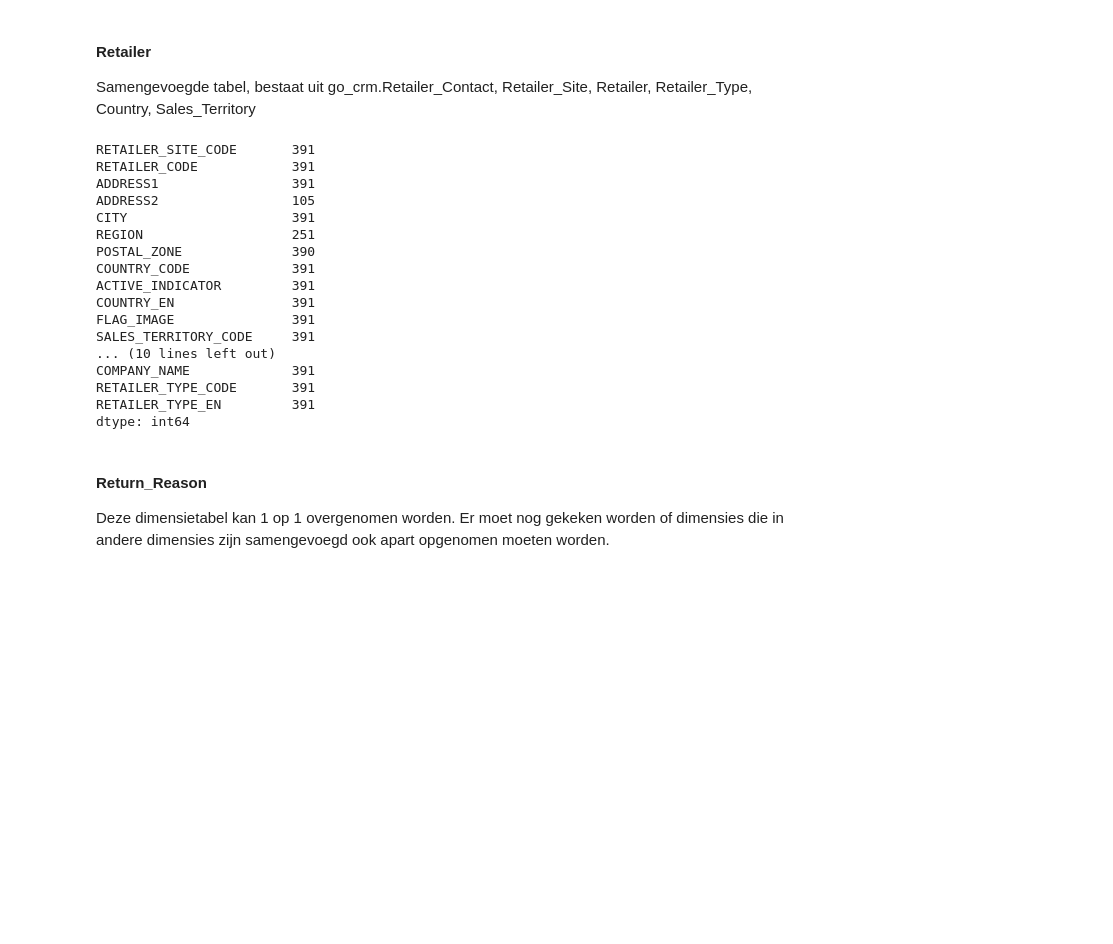
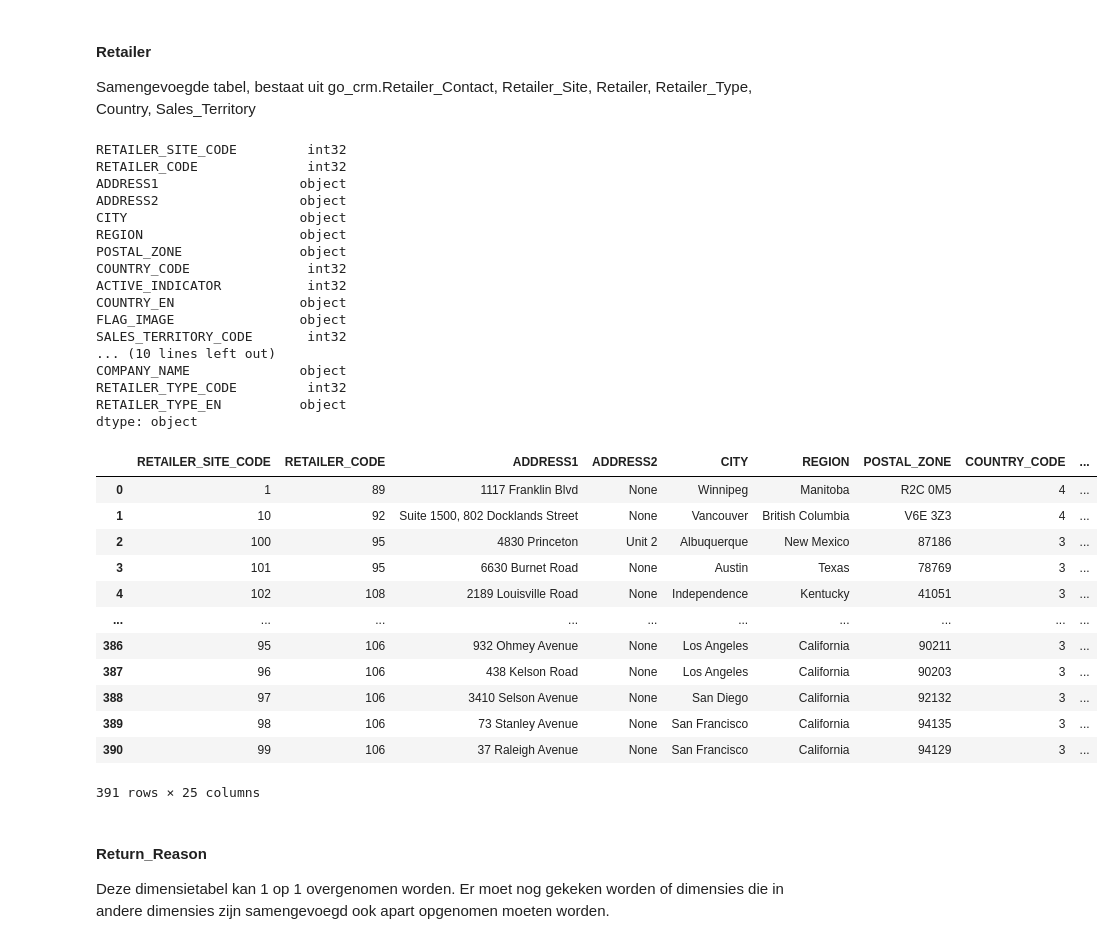
Before and after one commit to DKnightAnon/DEDS_repository, a Jupyter notebook: Week 4/Practicum_4.3_Opdracht_A-Delgado.ipynb, the cells around one changed output. Saved outputs shown, nothing was run; the diff lists cells and outputs as text; code cells hidden in the pictures; blank space fills up the shorter version.

```diff
--- a/Week 4/Practicum_4.3_Opdracht_A-Delgado.ipynb
+++ b/Week 4/Practicum_4.3_Opdracht_A-Delgado.ipynb
@@ -618,38 +647,57 @@ Samengevoegde tabel, bestaat uit go_crm.Retailer_Contact, Retailer_Site, Retaile
 # %%
 # combineer de verschillende retailer_site tabellen en drop duplicates
 retailer_site_combined = pd.concat([retailer_site, go_crm_retailer_site], ignore_index=True)
 retailer_site_combined = retailer_site_combined.drop_duplicates()
 
 # merge pad 1 : Retailer_Site --> Country --> Sales_Territory
 country_content = pd.merge(go_crm_country, go_crm_sales_territory, left_on="SALES_TERRITORY_CODE", how="inner", right_on="SALES_TERRITORY_CODE")
 retailer = pd.merge(retailer_site_combined, country_content, left_on="COUNTRY_CODE", how="inner", right_on="COUNTRY_CODE")
 
 # merge pad 2 : retailer_site --> retailer_contact
 retailer = pd.merge(retailer, go_crm_retailer_contact, left_on="RETAILER_SITE_CODE", how="inner", right_on="RETAILER_SITE_CODE")
 
 # merge pad 3 : retailer_site --> retailer
 retailer = pd.merge(retailer, go_crm_retailer, left_on="RETAILER_CODE", how="inner", right_on="RETAILER_CODE")
 retailer = pd.merge(retailer, go_crm_retailer_type, left_on="RETAILER_TYPE_CODE", how="inner", right_on="RETAILER_TYPE_CODE")
 
-display(retailer.count())
+# Als iets een NaN value heeft, vervang met 0
+retailer["EXTENSION"] = retailer["EXTENSION"].fillna(0)
+retailer["RETAILER_CODEMR"] = retailer["RETAILER_CODEMR"].fillna(0)
+
+
+display(retailer.dtypes)
+display(retailer)
 # %% [output]
-RETAILER_SITE_CODE       391
-RETAILER_CODE            391
-ADDRESS1                 391
-ADDRESS2                 105
-CITY                     391
-REGION                   251
-POSTAL_ZONE              390
-COUNTRY_CODE             391
-ACTIVE_INDICATOR         391
-COUNTRY_EN               391
-FLAG_IMAGE               391
-SALES_TERRITORY_CODE     391
+RETAILER_SITE_CODE         int32
+RETAILER_CODE              int32
+ADDRESS1                  object
+ADDRESS2                  object
+CITY                      object
+REGION                    object
+POSTAL_ZONE               object
+COUNTRY_CODE               int32
+ACTIVE_INDICATOR           int32
+COUNTRY_EN                object
+FLAG_IMAGE                object
+SALES_TERRITORY_CODE       int32
 ... (10 lines left out)
-COMPANY_NAME             391
-RETAILER_TYPE_CODE       391
-RETAILER_TYPE_EN         391
-dtype: int64
+COMPANY_NAME              object
+RETAILER_TYPE_CODE         int32
+RETAILER_TYPE_EN          object
+dtype: object
+|  | RETAILER_SITE_CODE | RETAILER_CODE | ADDRESS1 | ADDRESS2 | CITY | REGION | POSTAL_ZONE | COUNTRY_CODE | ... |
+| 0 | 1 | 89 | 1117 Franklin Blvd | None | Winnipeg | Manitoba | R2C 0M5 | 4 | ... |
+| 1 | 10 | 92 | Suite 1500, 802 Docklands Street | None | Vancouver | British Columbia | V6E 3Z3 | 4 | ... |
+| 2 | 100 | 95 | 4830 Princeton | Unit 2 | Albuquerque | New Mexico | 87186 | 3 | ... |
+| 3 | 101 | 95 | 6630 Burnet Road | None | Austin | Texas | 78769 | 3 | ... |
+| 4 | 102 | 108 | 2189 Louisville Road | None | Independence | Kentucky | 41051 | 3 | ... |
+| ... | ... | ... | ... | ... | ... | ... | ... | ... | ... |
+| 386 | 95 | 106 | 932 Ohmey Avenue | None | Los Angeles | California | 90211 | 3 | ... |
+| 387 | 96 | 106 | 438 Kelson Road | None | Los Angeles | California | 90203 | 3 | ... |
+| 388 | 97 | 106 | 3410 Selson Avenue | None | San Diego | California | 92132 | 3 | ... |
+| 389 | 98 | 106 | 73 Stanley Avenue | None | San Francisco | California | 94135 | 3 | ... |
+| 390 | 99 | 106 | 37 Raleigh Avenue | None | San Francisco | California | 94129 | 3 | ... |
+391 rows × 25 columns
 # %% [markdown]
 #### Return_Reason
 
```
Also changed, not shown: parts of 11 cells of this notebook, 5 other files.
